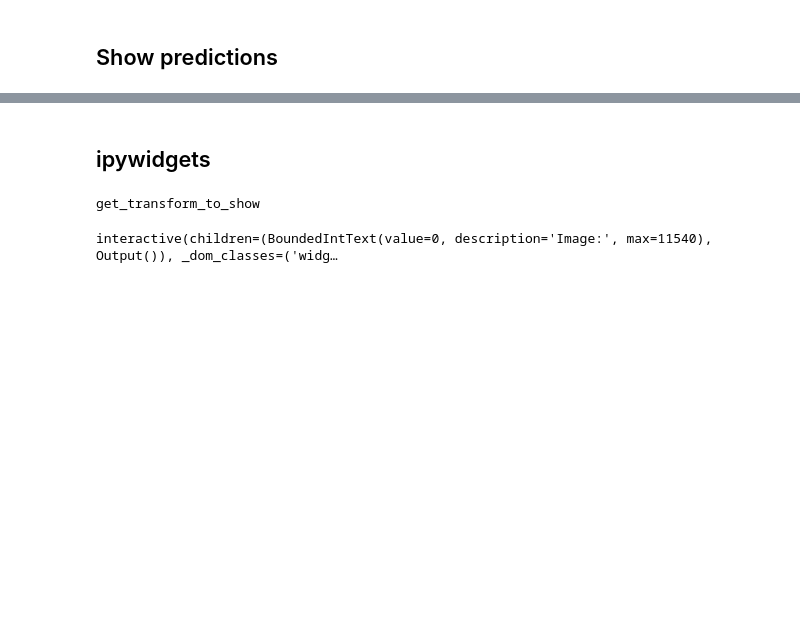
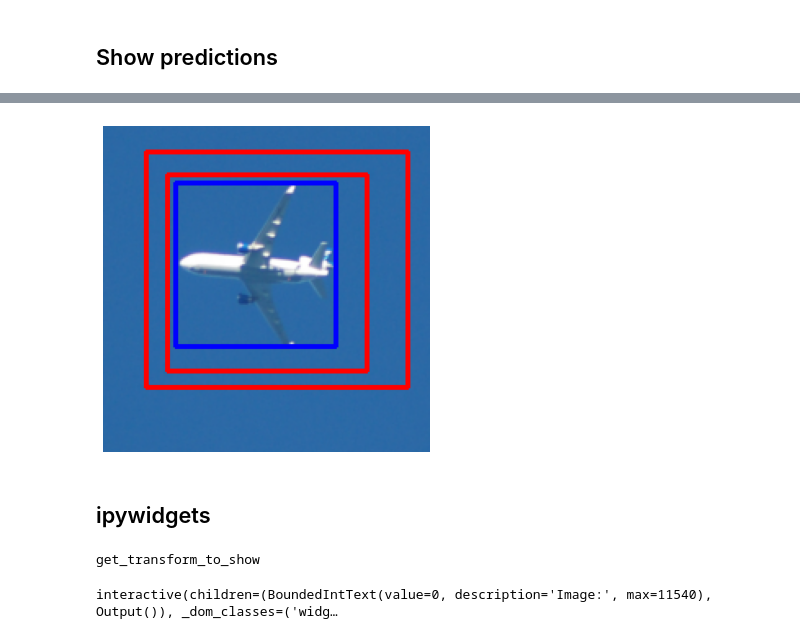
Before and after one commit to MIchaelKa/detection-tutorial, a Jupyter notebook: detection-tutorial.ipynb, the cells around one changed output, grey strips where cells are left out. Drawn from its saved outputs; the diff is of its cells as text; code cells hidden in the pictures; blank space fills up the shorter version.

Commit message:
Detect boxes, NMS

```diff
--- a/detection-tutorial.ipynb
+++ b/detection-tutorial.ipynb
@@ -341,0 +399,9 @@ show_loss_epochs(train_info)
+# %%
+images = torch.stack(images, dim=0).to(device)
+# %%
+model = faster_rcnn(device)
+model.load_state_dict(torch.load(model_path))
+model.eval()
+print('')
+# %%
+offsets, labels = model(images)
@@ -341,0 +414,2 @@ show_loss_epochs(train_info)
+# %%
+predicted_boxes = model.detect(offsets, labels, prob_threshold=0.5, max_overlap=0.7)
@@ -342,3 +426,12 @@ show_loss_epochs(train_info)
+# %%
+plt.figure(figsize=(6,6))
+image_index = 5
+gt_boxes = targets[image_index]['boxes']
+final_boxes = predicted_boxes[image_index].cpu()
+show_predictions(images[image_index], gt_boxes, final_boxes, verbose=False)
+# show_image_and_bb(image, torch.tensor([[0,0,0.1,0.1]], dtype=torch.float), verbose=False)
+# %% [output]
+[figure, added]
 # %% [markdown]
 ## ipywidgets
 # %%
```
Also changed, not shown: parts of 42 cells of this notebook, 5 other files.
